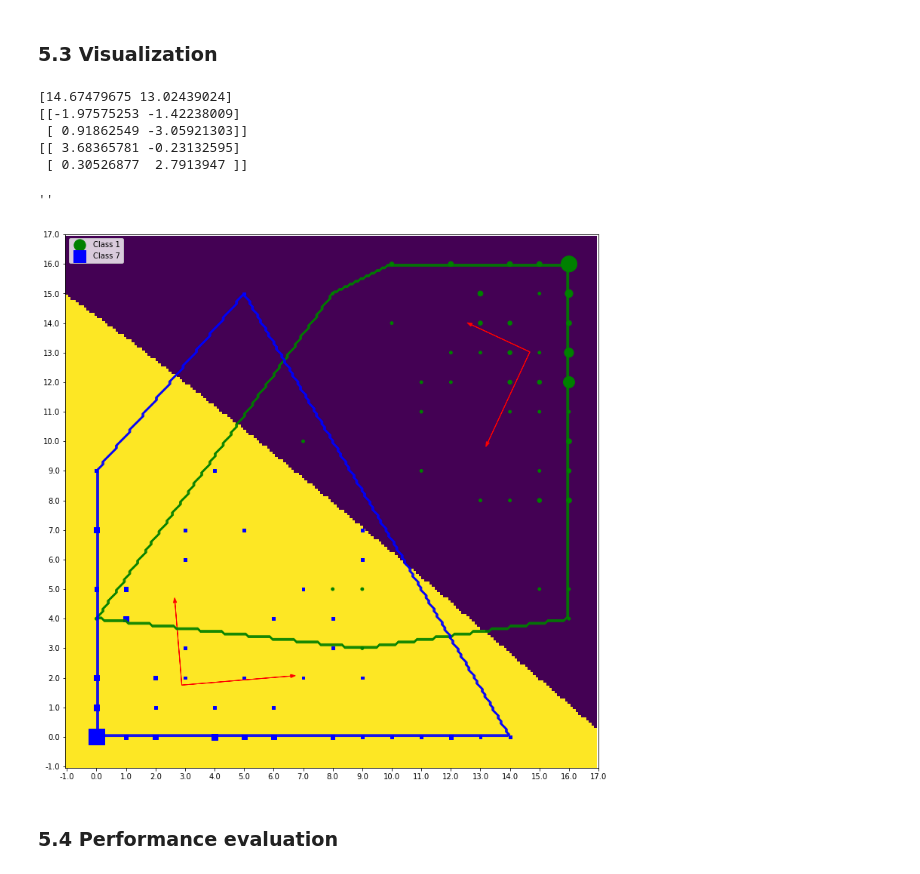
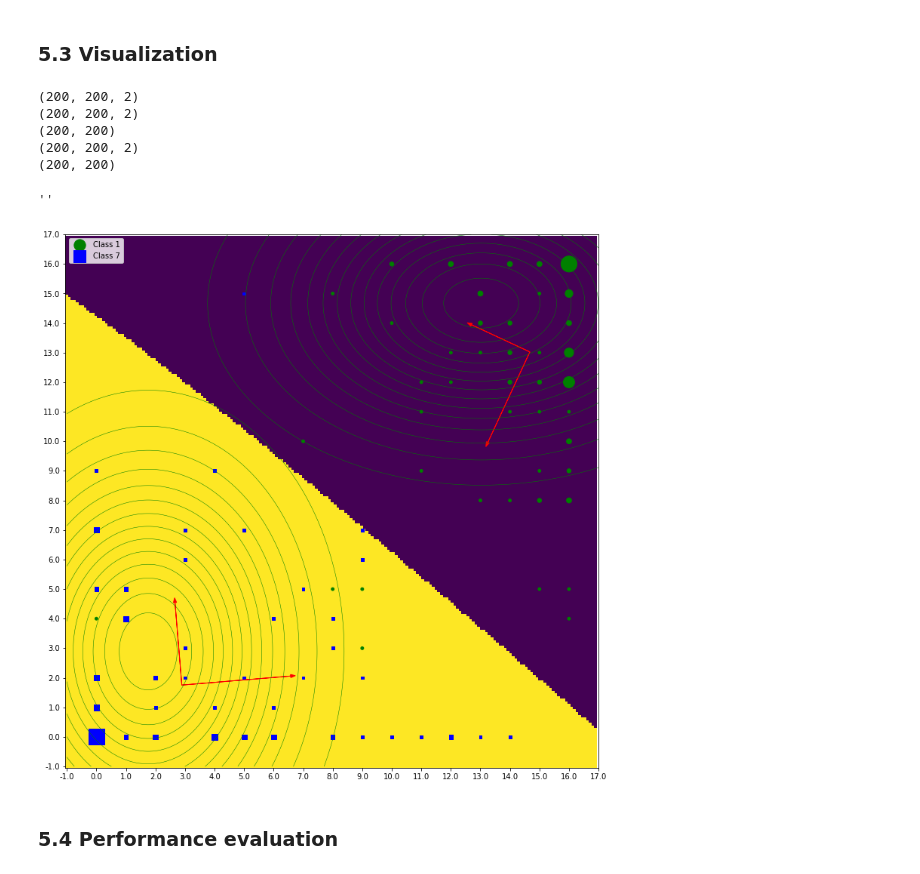
Before and after one commit to LarsKue/FML, a Jupyter notebook: ex02/qda-lda-nico.ipynb, the cells around one changed output. Drawn from its saved outputs; the diff is of its cells as text; code cells hidden in the pictures.

Commit message:
contour 5.3

```diff
--- a/ex02/qda-lda-nico.ipynb
+++ b/ex02/qda-lda-nico.ipynb
@@ -271,60 +271,94 @@ reduced_x_train = reduce_dimensions(x_train)
 unique_x_train_1, count_x_train_1 = np.unique(reduced_x_train[:,y_train == 1], axis=1, return_counts=True)
 unique_x_train_7, count_x_train_7 = np.unique(reduced_x_train[:,y_train == 7], axis=1, return_counts=True)
 
+grid = np.array(np.meshgrid(np.linspace(-1,17,200), np.linspace(-1,17,200))).T
+print(grid.shape)
 
-from scipy.interpolate import griddata
-np.set_printoptions(threshold=np.inf)
+for k, Sigma_k in enumerate(covmat):
+    Sigma_k_inverse = np.linalg.inv(Sigma_k)
+    Sigma_det = np.linalg.det(Sigma_k)
 
-z = np.log(1/count_x_train_1)
-z = np.ones(shape=count_x_train_1.shape)
-xi, yi = np.meshgrid(np.linspace(0,200,200), np.linspace(0,200,200))
-zi = griddata((unique_x_train_1.T+1)*200/18, z, (xi, yi), method='linear', fill_value=0)
-CS = plt.contour(xi, yi, zi, 15, linewidths=0.5, colors='green')
+    diff = grid - mu[k]
+    print(diff.shape)
 
-z = np.log(1/count_x_train_7)
-z = np.ones(shape=count_x_train_7.shape)
-xi, yi = np.meshgrid(np.linspace(0,200,200), np.linspace(0,200,200))
-zi = griddata((unique_x_train_7.T+1)*200/18, z, (xi, yi), method='linear', fill_value=0)
-CS = plt.contour(xi, yi, zi, 15, linewidths=0.5, colors='blue')
+    prod = (diff[:,:,:,np.newaxis] * Sigma_k_inverse).sum(axis=3)
+    exponent = -0.5 * (prod * diff).sum(axis=2)
+
+    N = 1 / (np.sqrt((2*np.pi)**2)*Sigma_det)
+
+    zi = N * np.exp(exponent)
+    print(zi.shape)
+
+    xi, yi = np.meshgrid(np.linspace(0,200,200), np.linspace(0,200,200))
+    CS = plt.contour(xi, yi, zi, 15, linewidths=0.5, colors='green')
 
 
+
+
+"""
+
+
+Sigma_inverse = []
+Sigma_det = []
+for Sigma_k in covmat:
+    Sigma_inverse.append(np.linalg.inv(Sigma_k))
+    Sigma_det.append(np.linalg.det(Sigma_k))
+Sigma_inverse = np.array(Sigma_inverse)
+Sigma_det = np.array(Sigma_det)
+
+diff = grid[:,:,np.newaxis] - mu
+print(diff)
+prod = (diff[:,:,:,np.newaxis] * Sigma_inverse).sum(axis=3)
+exponent = -0.5 * (prod * diff).sum(axis=2)
+
+#print(exponent)
+N = 1 / (np.sqrt((2*np.pi)**2)*Sigma_det)
+#print(N)
+
+zi = N * np.exp(exponent)
+print(zi.shape)
+
+xi, yi = np.meshgrid(np.linspace(0,200,200), np.linspace(0,200,200))
+#CS = plt.contour(xi, yi, zi, 15, linewidths=0.5, colors='green')
+
+"""
 
 
 data = []
 grid = np.array(np.meshgrid(np.linspace(-1,17,200), np.linspace(-1,17,200)))
 for i in range(200):
     data.append(predict_qda(mu, covmat, p, grid[:,:,i].T))
 
 plt.imshow(np.array(data), interpolation='nearest', origin='lower')
 plt.scatter((unique_x_train_1[0]+1)*200./18, (unique_x_train_1[1]+1)*200./18, s=15*count_x_train_1, color="green", marker="o", label="Class 1")
 plt.scatter((unique_x_train_7[0]+1)*200./18, (unique_x_train_7[1]+1)*200./18, s=15*count_x_train_7, color="blue", marker="s", label="Class 7")
 plt.xticks(np.linspace(0,200,19), np.linspace(-1,17,19))
 plt.yticks(np.linspace(0,200,19), np.linspace(-1,17,19))
 
 
-print(mu[0])
+#print(mu[0])
 for Sigma_k, mu_k in zip(covmat, mu):
     eigenvalues, eigenvector = np.linalg.eig(Sigma_k)
     scaled_eigenvectors = eigenvector * np.sqrt(eigenvalues)
-    print(scaled_eigenvectors)
+    #print(scaled_eigenvectors)
 
     plt.arrow(*((mu_k+1)*200./18), *(scaled_eigenvectors.T[0]*200./18), color="red", head_width=1.2)
     plt.arrow(*((mu_k+1)*200./18), *(scaled_eigenvectors.T[1]*200./18), color="red", head_width=1.2)
 
 
 
 
 plt.legend(loc="upper left")
 
 ;
 # %% [output]
-[14.67479675 13.02439024]
-[[-1.97575253 -1.42238009]
- [ 0.91862549 -3.05921303]]
-[[ 3.68365781 -0.23132595]
- [ 0.30526877  2.7913947 ]]
+(200, 200, 2)
+(200, 200, 2)
+(200, 200)
+(200, 200, 2)
+(200, 200)
 ''
-[figure, old version]
+[figure, new version]
 # %% [markdown]
 ### 5.4 Performance evaluation
 # %%
```
Also changed, not shown: parts of 1 cell of this notebook.
